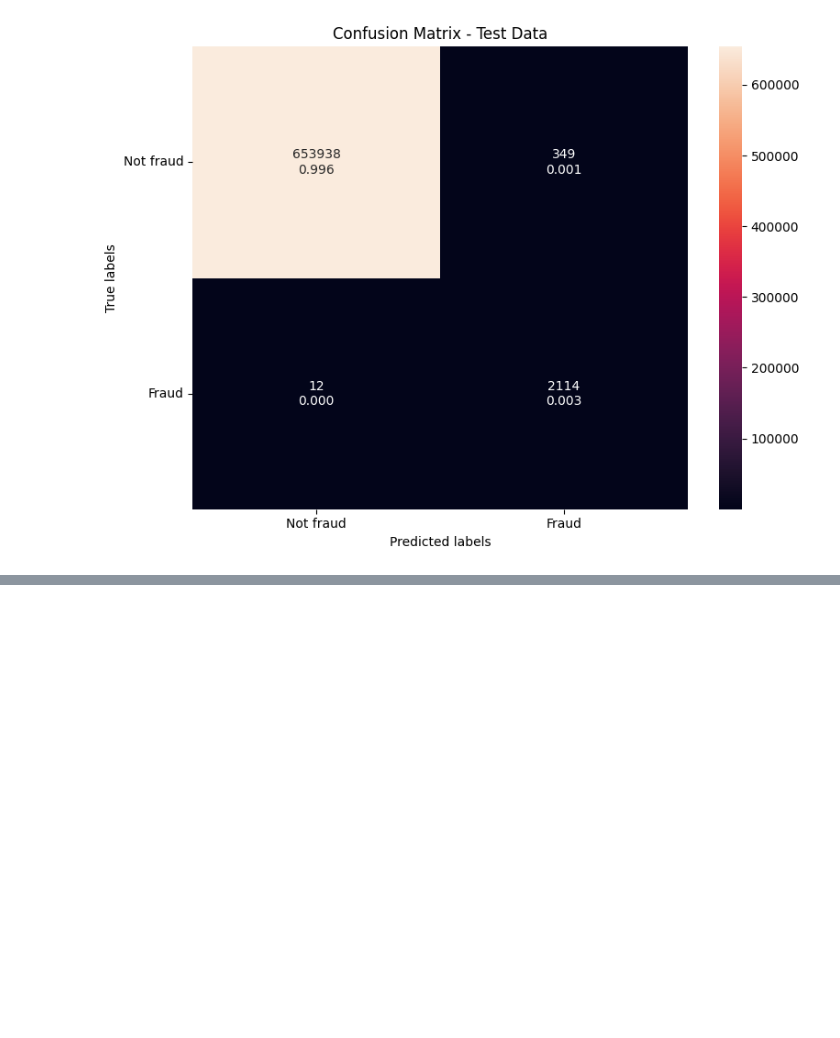
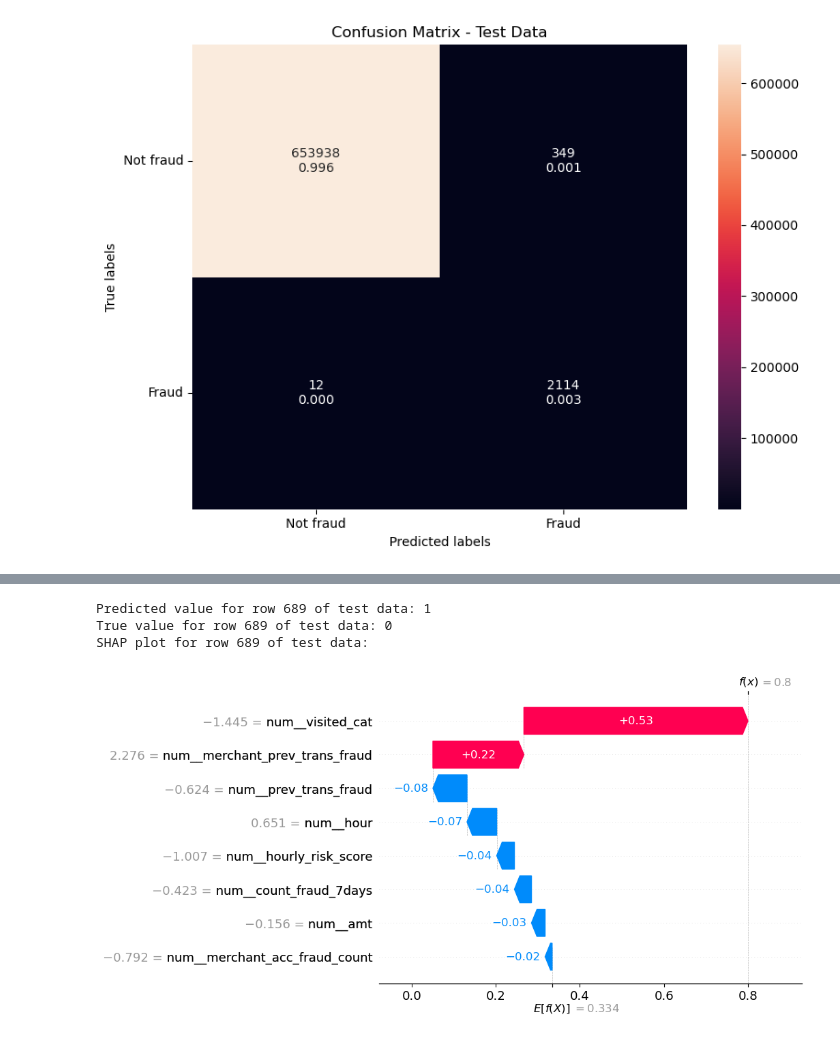
Before and after one commit to annccyn/dsa4263_project, a Jupyter notebook: Model Run with Test Data.ipynb, the cells around one changed output, grey strips where cells are left out. Cells and saved outputs as stored; diff of their text form; code cells hidden in the pictures; blank space fills up the shorter version.

```diff
--- a/Model Run with Test Data.ipynb
+++ b/Model Run with Test Data.ipynb
@@ -305,0 +314,15 @@ AUC: 0.9969
+# %%
+print(f'Predicted value for row 689 of test data: {y_pred_test[689]}')
+print(f'True value for row 689 of test data: {y_test[689]}')
+
+explanation_689 = shap.Explanation(values=shap_values[689, :, 1],
+                                base_values=explainer.expected_value[1],
+                                data=pd.DataFrame(X_test_transformed, columns=selected_features).iloc[689])
+
+print('SHAP plot for row 689 of test data:')
+shap.plots.waterfall(explanation_689)
+# %% [output]
+Predicted value for row 689 of test data: 1
+True value for row 689 of test data: 0
+SHAP plot for row 689 of test data:
+[figure, added]
```
Also changed, not shown: parts of 11 cells of this notebook.
